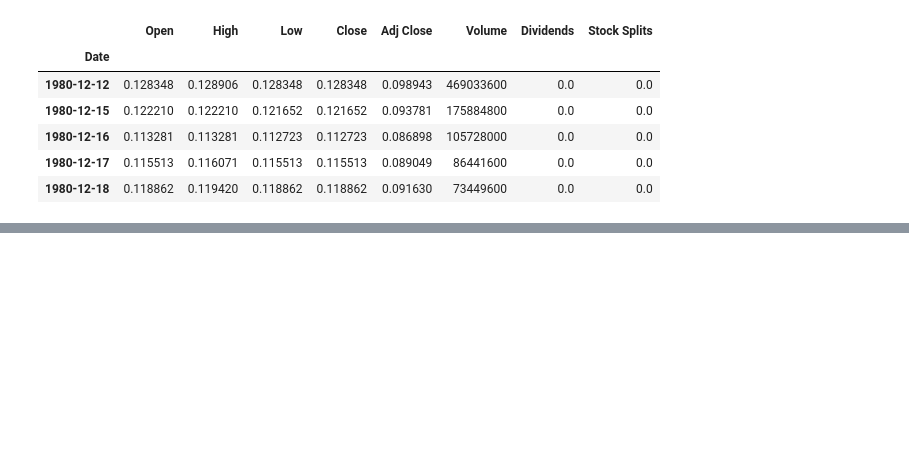
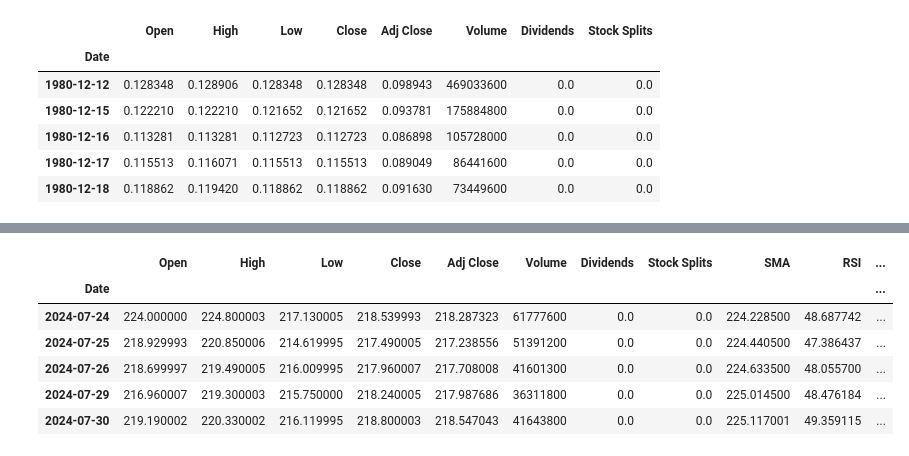
Before and after one commit to Bereket-07/Financial-News-Sentiment-and-Stock-Market-Analysis, a Jupyter notebook: notebooks/Quantitative_analysis.ipynb, the cells around one changed output, grey strips where cells are left out. Saved outputs shown, nothing was run; the diff lists cells and outputs as text; code cells hidden in the pictures; blank space fills up the shorter version.

```diff
--- a/notebooks/Quantitative_analysis.ipynb
+++ b/notebooks/Quantitative_analysis.ipynb
@@ -165,0 +159,3 @@ moving_average_for_apple
+# %%
+apple_rsi = apple_analysis.calculate_rsi(moving_average_for_apple)
+apple_rsi.tail()
@@ -165,0 +170,11 @@ moving_average_for_apple
+# %%
+apple_ema = apple_analysis.calculate_ema(apple_rsi)
+apple_ema.tail()
+# %% [output]
+|  | Open | High | Low | Close | Adj Close | Volume | Dividends | Stock Splits | SMA | RSI | ... |
+| Date |  |  |  |  |  |  |  |  |  |  | ... |
+| 2024-07-24 | 224.000000 | 224.800003 | 217.130005 | 218.539993 | 218.287323 | 61777600 | 0.0 | 0.0 | 224.228500 | 48.687742 | ... |
+| 2024-07-25 | 218.929993 | 220.850006 | 214.619995 | 217.490005 | 217.238556 | 51391200 | 0.0 | 0.0 | 224.440500 | 47.386437 | ... |
+| 2024-07-26 | 218.699997 | 219.490005 | 216.009995 | 217.960007 | 217.708008 | 41601300 | 0.0 | 0.0 | 224.633500 | 48.055700 | ... |
+| 2024-07-29 | 216.960007 | 219.300003 | 215.750000 | 218.240005 | 217.987686 | 36311800 | 0.0 | 0.0 | 225.014500 | 48.476184 | ... |
+| 2024-07-30 | 219.190002 | 220.330002 | 216.119995 | 218.800003 | 218.547043 | 41643800 | 0.0 | 0.0 | 225.117001 | 49.359115 | ... |
```
Also changed, not shown: parts of 5 cells of this notebook.
